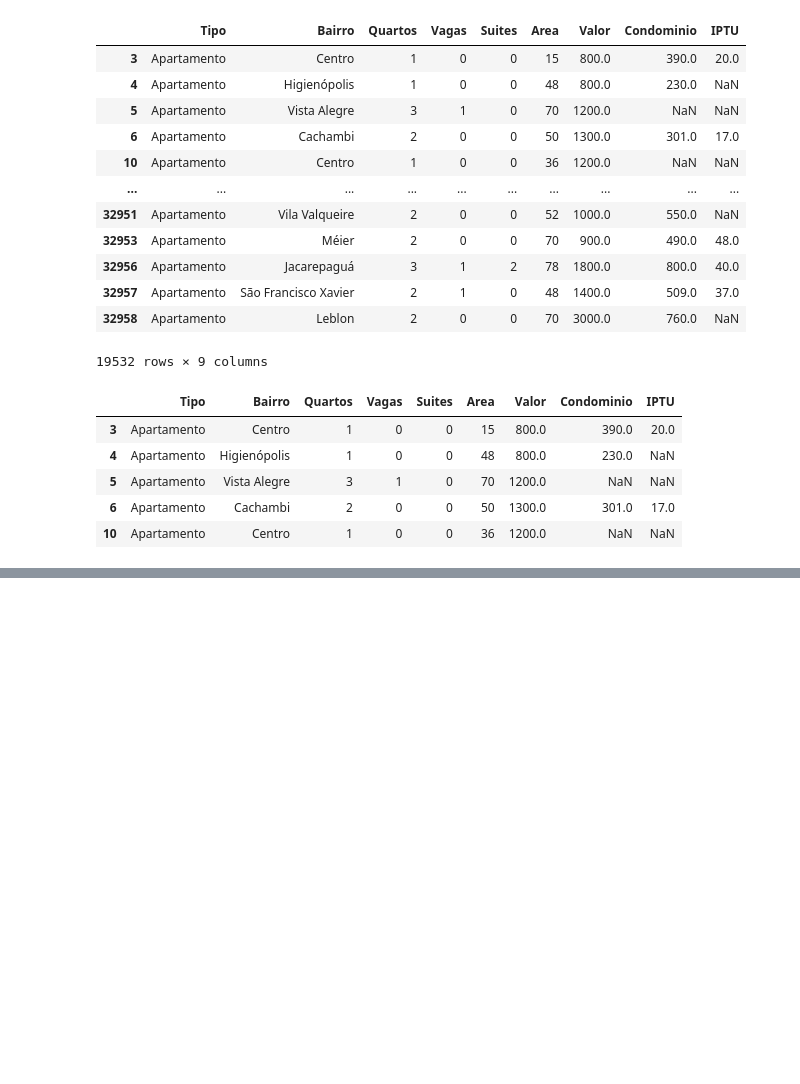
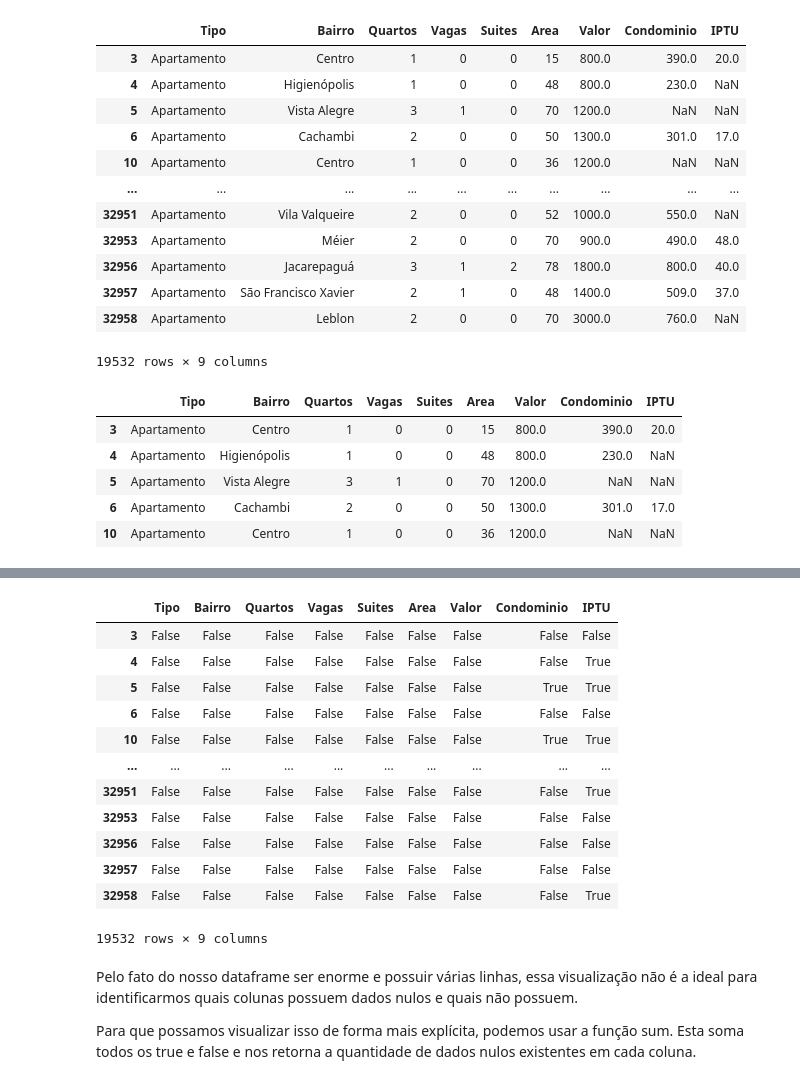
Before and after one commit to Camillabgarcia/Python-para-Data-Science, a Jupyter notebook: Pandas_Projeto_Inicial.ipynb, the cells around one changed output, grey strips where cells are left out. Cells and saved outputs as stored; diff of their text form; code cells hidden in the pictures; blank space fills up the shorter version.

```diff
--- a/Pandas_Projeto_Inicial.ipynb
+++ b/Pandas_Projeto_Inicial.ipynb
@@ -470,0 +480,20 @@ df.head()
+# %%
+df.isnull()
+# %% [output]
+|  | Tipo | Bairro | Quartos | Vagas | Suites | Area | Valor | Condominio | IPTU |
+| 3 | False | False | False | False | False | False | False | False | False |
+| 4 | False | False | False | False | False | False | False | False | True |
+| 5 | False | False | False | False | False | False | False | True | True |
+| 6 | False | False | False | False | False | False | False | False | False |
+| 10 | False | False | False | False | False | False | False | True | True |
+| ... | ... | ... | ... | ... | ... | ... | ... | ... | ... |
+| 32951 | False | False | False | False | False | False | False | False | True |
+| 32953 | False | False | False | False | False | False | False | False | False |
+| 32956 | False | False | False | False | False | False | False | False | False |
+| 32957 | False | False | False | False | False | False | False | False | False |
+| 32958 | False | False | False | False | False | False | False | False | True |
+19532 rows × 9 columns
+# %% [markdown]
+Pelo fato do nosso dataframe ser enorme e possuir várias linhas, essa visualização não é a ideal para identificarmos quais colunas possuem dados nulos e quais não possuem.
+
+Para que possamos visualizar isso de forma mais explícita, podemos usar a função sum. Esta soma todos os true e false e nos retorna a quantidade de dados nulos existentes em cada coluna.
```
Also changed, not shown: parts of 49 cells of this notebook.
